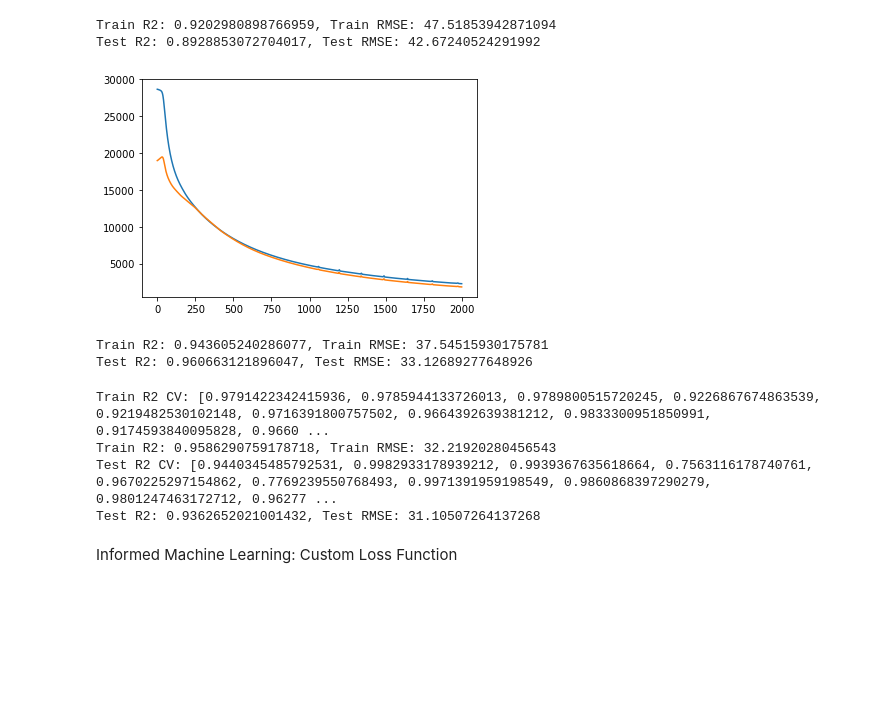
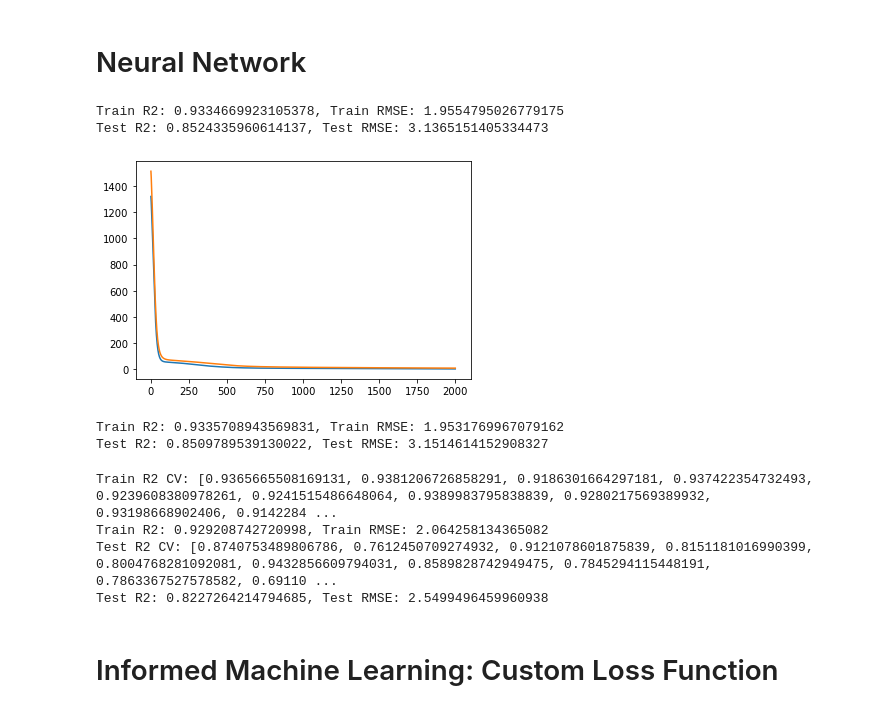
Before and after one commit to kobabulbul/AutoML, a Jupyter notebook: Concrete_Slump.ipynb, the cells around one changed output. Drawn from its saved outputs; the diff is of its cells as text; code cells hidden in the pictures; blank space fills up the shorter version.

```diff
--- a/Concrete_Slump.ipynb
+++ b/Concrete_Slump.ipynb
@@ -11,8 +13,8 @@ import matplotlib.pyplot as plt
 # import dataset
 from sklearn.model_selection import train_test_split
 data = pd.read_csv("slump_test.csv")
-X = torch.FloatTensor(data.iloc[:, 1:8].values)
-y = torch.FloatTensor(data.iloc[:, 8].values)
+X = torch.FloatTensor(data.iloc[:, 1:10].values)
+y = torch.FloatTensor(data.iloc[:, 10].values)
 
 means = X.mean(dim=0, keepdim=True)
 stds = X.std(dim=0, keepdim=True)
@@ -25,3 +38,5 @@ Average: tensor([[229.8942,  77.9738, 149.0146, 197.1680,   8.5398, 883.9785, 73
+# %% [markdown]
+# Neural Network
 # %%
 def test_loss(X_test):
     model.eval()
@@ -35,14 +50,14 @@ def eval_model(X, y):
     return sklearn.metrics.r2_score(y, y_preds), np.sqrt(sklearn.metrics.mean_squared_error(y, y_preds))
 # %%
 # create MLP from literature
-class SlumpNN(nn.Module):
+class ConcreteNN(nn.Module):
 
   def __init__(self):
     super().__init__()
 
-    self.input_layer = nn.Linear(7, 7)
-    self.hidden_layer = nn.Linear(7,7)
-    self.output_layer = nn.Linear(7,1)
+    self.input_layer = nn.Linear(9, 9)
+    self.hidden_layer = nn.Linear(9, 9)
+    self.output_layer = nn.Linear(9, 1)
     self.activation = nn.Sigmoid()
 
   def forward(self, x):
@@ -53,38 +68,38 @@ class SlumpNN(nn.Module):
     x = self.output_layer(x)
     return x
 # %%
-model = SlumpNN()
+model = ConcreteNN()
 criterion = nn.MSELoss()
 optimizer= torch.optim.SGD(model.parameters(), lr=0.001, momentum= 0.5)
 epochs = 2000
 loss_over_time = []
 test_loss_over_time = []
 for i in range(epochs):
     model.train()
     optimizer.zero_grad()
     output = model(X_train)
     target = y_train.unsqueeze(1)
     loss = criterion(output, target)
     loss_over_time.append(loss.item())
 
     test_loss_over_time.append(test_loss(X_test))
 
     loss.backward()
     optimizer.step()
 
 
 plt.figure()
 plt.plot(loss_over_time)
 plt.plot(test_loss_over_time)
 
 test_r2, test_rmse = eval_model(X_test, y_test)
 train_r2, train_rmse = eval_model(X_train, y_train)
 print('Train R2: {}, Train RMSE: {}'.format(train_r2, train_rmse))
 print('Test R2: {}, Test RMSE: {}'.format(test_r2, test_rmse))
 # %% [output]
-Train R2: 0.9202980898766959, Train RMSE: 47.51853942871094
-Test R2: 0.8928853072704017, Test RMSE: 42.67240524291992
+Train R2: 0.9334669923105378, Train RMSE: 1.9554795026779175
+Test R2: 0.8524335960614137, Test RMSE: 3.1365151405334473
-[figure, old version]
+[figure, new version]
 # %%
 # Netz mit 50 Zufallsinitialisierungen laufen lassen
 test_r2_list = []
@@ -93,7 +108,7 @@ train_r2_list = []
 train_rmse_list = []
 
 for i in range(50):
-    model = SlumpNN()
+    model = ConcreteNN()
     criterion = nn.MSELoss()
     optimizer= torch.optim.SGD(model.parameters(), lr=0.001, momentum= 0.5)
     epochs = 2000
@@ -122,10 +137,10 @@ for i in range(50):
 print('Train R2: {}, Train RMSE: {}'.format(sum(train_r2_list)/50, sum(train_rmse_list)/50))
 print('Test R2: {}, Test RMSE: {}'.format(sum(test_r2_list)/50, sum(test_rmse_list)/50))
 # %% [output]
-Train R2: 0.943605240286077, Train RMSE: 37.54515930175781
-Test R2: 0.960663121896047, Test RMSE: 33.12689277648926
+Train R2: 0.9335708943569831, Train RMSE: 1.9531769967079162
+Test R2: 0.8509789539130022, Test RMSE: 3.1514614152908327
 # %%
-# test with cv k = 4
+# test with cv k = 10
 test_r2_list = []
 test_rmse_list = []
 train_r2_list = []
@@ -141,7 +156,7 @@ for train_index, test_index in skf.split(X, y):
     y_train = torch.FloatTensor(y_train)
     y_test = torch.FloatTensor(y_test)
 
-    model = SlumpNN()
+    model = ConcreteNN()
     criterion = nn.MSELoss()
     optimizer= torch.optim.SGD(model.parameters(), lr=0.001, momentum= 0.5)
     epochs = 2000
@@ -172,9 +187,9 @@ print('Train R2: {}, Train RMSE: {}'.format(sum(train_r2_list)/K, sum(train_rmse
 print('Test R2 CV: {}'.format(test_r2_list))
 print('Test R2: {}, Test RMSE: {}'.format(sum(test_r2_list)/K, sum(test_rmse_list)/K))
 # %% [output]
-Train R2 CV: [0.9791422342415936, 0.9785944133726013, 0.9789800515720245, 0.9226867674863539, 0.9219482530102148, 0.9716391800757502, 0.9664392639381212, 0.9833300951850991, 0.9174593840095828, 0.9660 ...
-Train R2: 0.9586290759178718, Train RMSE: 32.21920280456543
-Test R2 CV: [0.9440345485792531, 0.9982933178939212, 0.9939367635618664, 0.7563116178740761, 0.9670225297154862, 0.7769239550768493, 0.9971391959198549, 0.9860868397290279, 0.9801247463172712, 0.96277 ...
-Test R2: 0.9362652021001432, Test RMSE: 31.10507264137268
+Train R2 CV: [0.9365665508169131, 0.9381206726858291, 0.9186301664297181, 0.937422354732493, 0.9239608380978261, 0.9241515486648064, 0.9389983795838839, 0.9280217569389932, 0.93198668902406, 0.9142284 ...
+Train R2: 0.929208742720998, Train RMSE: 2.064258134365082
+Test R2 CV: [0.8740753489806786, 0.7612450709274932, 0.9121078601875839, 0.8151181016990399, 0.8004768281092081, 0.9432856609794031, 0.8589828742949475, 0.7845294115448191, 0.7863367527578582, 0.69110 ...
+Test R2: 0.8227264214794685, Test RMSE: 2.5499496459960938
 # %% [markdown]
-Informed Machine Learning: Custom Loss Function
+# Informed Machine Learning: Custom Loss Function
```
Also changed, not shown: parts of 15 cells of this notebook.
